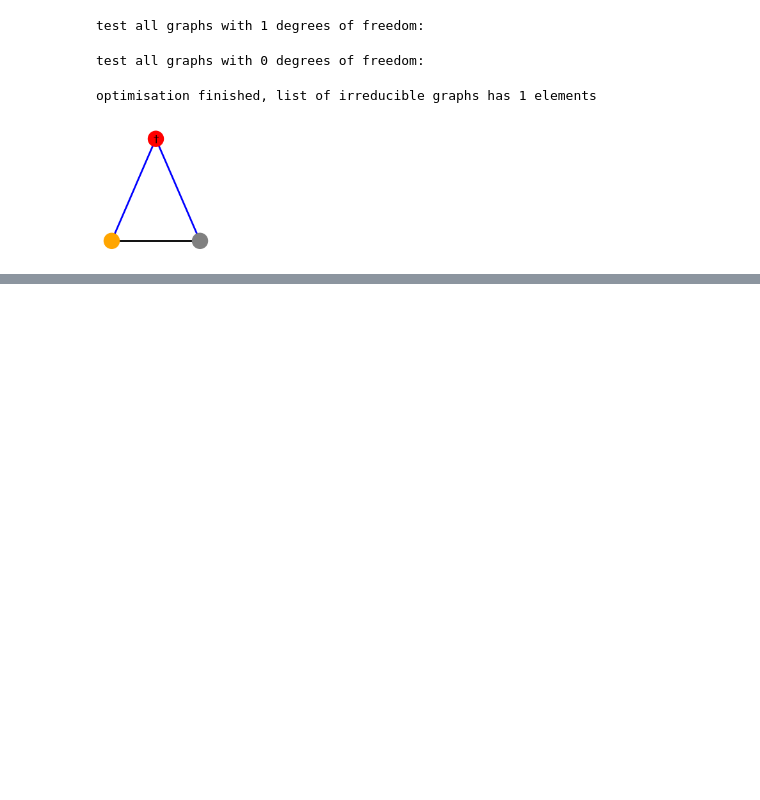
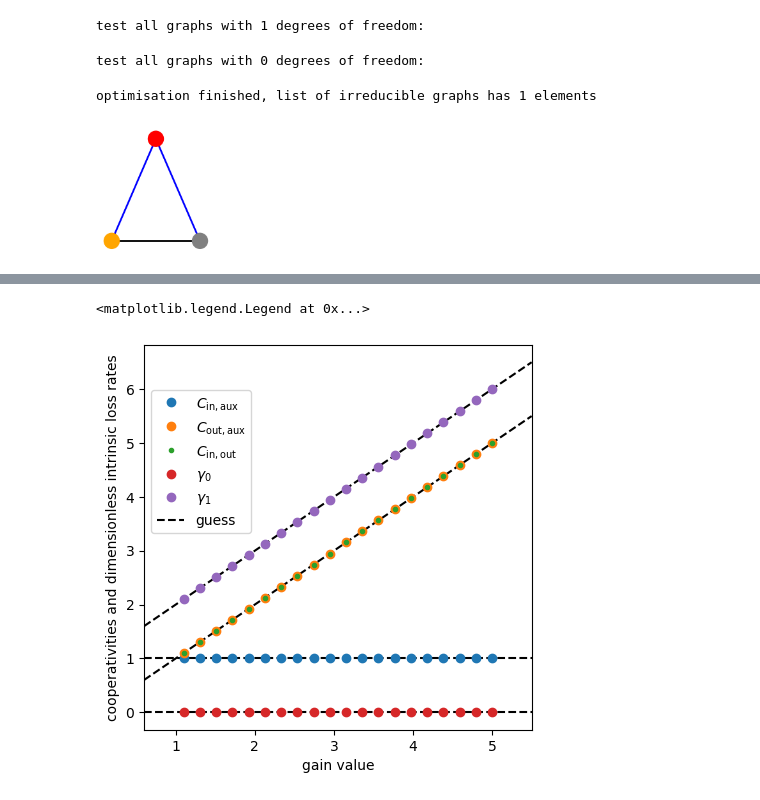
Before and after one commit to jlandgr/AutoScattering, a Jupyter notebook: 5_directional_quantum_limited_amplifier.ipynb, the cells around one changed output, grey strips where cells are left out. Drawn from its saved outputs; the diff is of its cells as text; code cells hidden in the pictures; blank space fills up the shorter version.

```diff
--- a/5_directional_quantum_limited_amplifier.ipynb
+++ b/5_directional_quantum_limited_amplifier.ipynb
@@ -160,7 +160,7 @@ optimizer = arch_opt.Architecture_Optimizer(
     S_target=S_target,
     num_auxiliary_modes=1,
     mode_types=mode_types,
-    port_intrinsic_losses=[False, True], # allows an additional intrinsic loss channel for input and output port
+    port_intrinsic_losses=True, # allows an additional intrinsic loss channel for input and output port
     enforced_constraints=enforced_constraints, # enforces quantum limited noise for input and output port, default is an empty list
     kwargs_optimization={'num_tests': 30}, # to reduce the risk of false negative classifications, we increase the number of tries till a graph is labeled is invalid
     solver_options={'maxiter': 2000},
@@ -209,0 +196,18 @@ infos[-1]['solution_dict']
+# %%
+Gval = 5. # target gain value
+mode_types = [True, False, True] # defines whether modes are co- or counterrotating
+
+optimizer = arch_opt.Architecture_Optimizer(
+    S_target=sp.Matrix([[0,0],[np.sqrt(Gval),0]]),
+    num_auxiliary_modes=1,
+    mode_types=mode_types,
+    port_intrinsic_losses=True, # allows an additional intrinsic loss channel for input and output port
+    enforced_constraints=[MinimalAddedInputNoise(), MinimalAddedOutputNoise(Gval=Gval, input_output_corotating=mode_types[0]==mode_types[1])],
+    kwargs_optimization={'num_tests': 30}, # to reduce the risk of false negative classifications, we increase the number of tries till a graph is labeled is invalid
+    solver_options={'maxiter': 2000},
+    make_initial_test=False
+)
+
+success, infos, _ = optimizer.repeated_optimization(triu_matrix=list_of_irreducible_graphs[0], **optimizer.kwargs_optimization, **optimizer.solver_options)
+print('optimisation was successful:', success)
+infos[-1]['parameters_for_analysis']
@@ -209,0 +270,22 @@ infos[-1]['solution_dict']
+# %%
+fig, ax = plt.subplots(figsize=(5,5))
+
+ax.plot(Gvals, list_C02, ls='None', marker='o', label='$C_\mathrm{in,aux}$')
+ax.plot(Gvals, list_C12, ls='None', marker='o', label='$C_\mathrm{out,aux}$')
+ax.plot(Gvals, list_C01, ls='None', marker='o', label='$C_\mathrm{in,out}$', markersize=3)
+ax.plot(Gvals, list_gamma0, ls='None', marker='o', label='$\gamma_0$')
+ax.plot(Gvals, list_gamma1, ls='None', marker='o', label='$\gamma_1$')
+
+# plot dependencies for the parameter values
+xs = np.linspace(Gvals[0]-.5, Gvals[-1]+.5)
+ax.axhline(1., label='guess', ls='dashed', color='black', zorder=-100)
+ax.axhline(0., ls='dashed', color='black', zorder=-100)
+ax.plot(xs, xs, ls='dashed', color='black', zorder=-100)
+ax.plot(xs, xs+1, ls='dashed', color='black', zorder=-100)
+ax.set_xlabel('gain value')
+ax.set_ylabel('cooperativities and dimensionless intrinsic loss rates')
+ax.set_xlim(xs[0], xs[-1])
+ax.legend(bbox_to_anchor=(0,0,1,0.9))
+# %% [output]
+<matplotlib.legend.Legend at 0x...>
+[figure, added]
```
Also changed, not shown: parts of 7 cells of this notebook, 2 other files.
